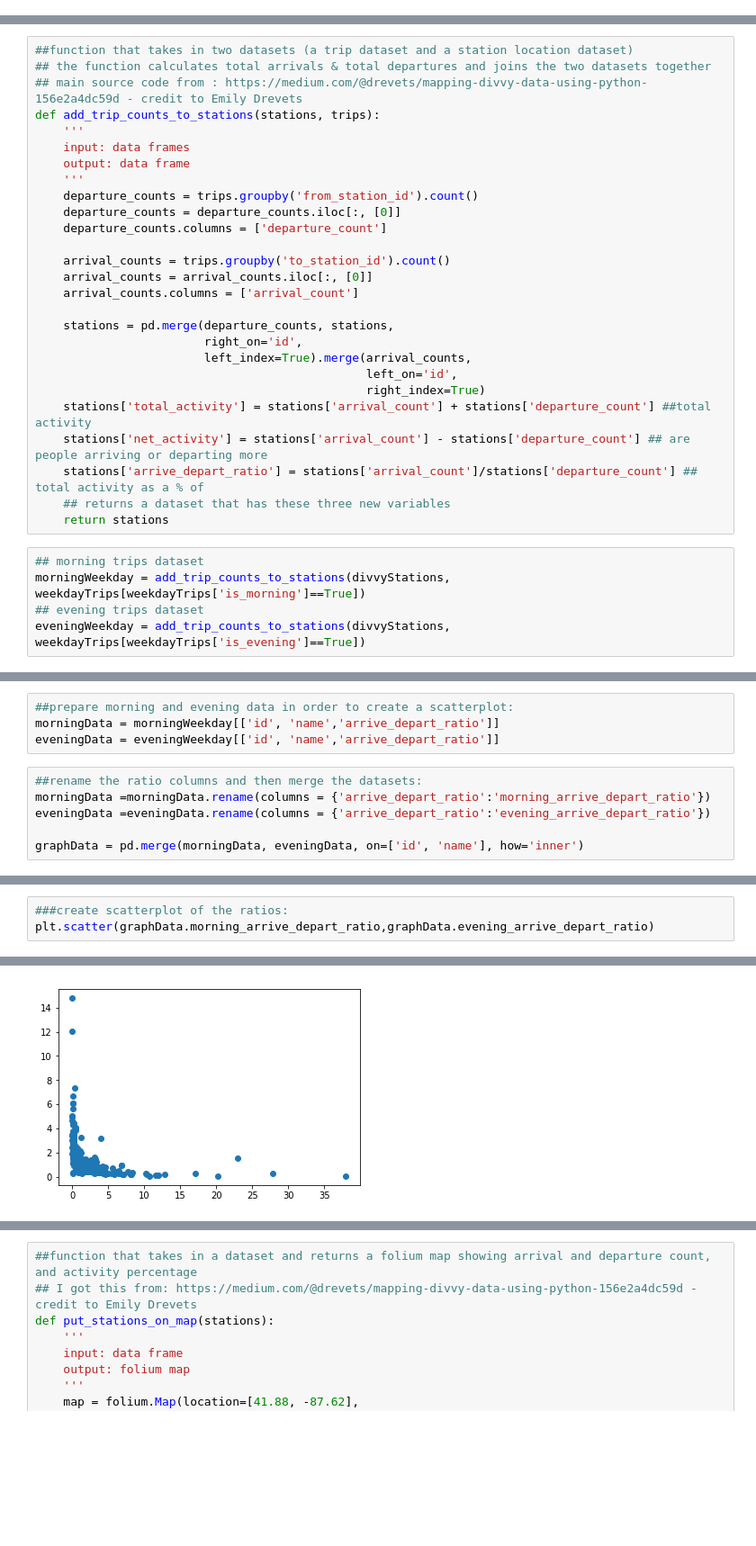
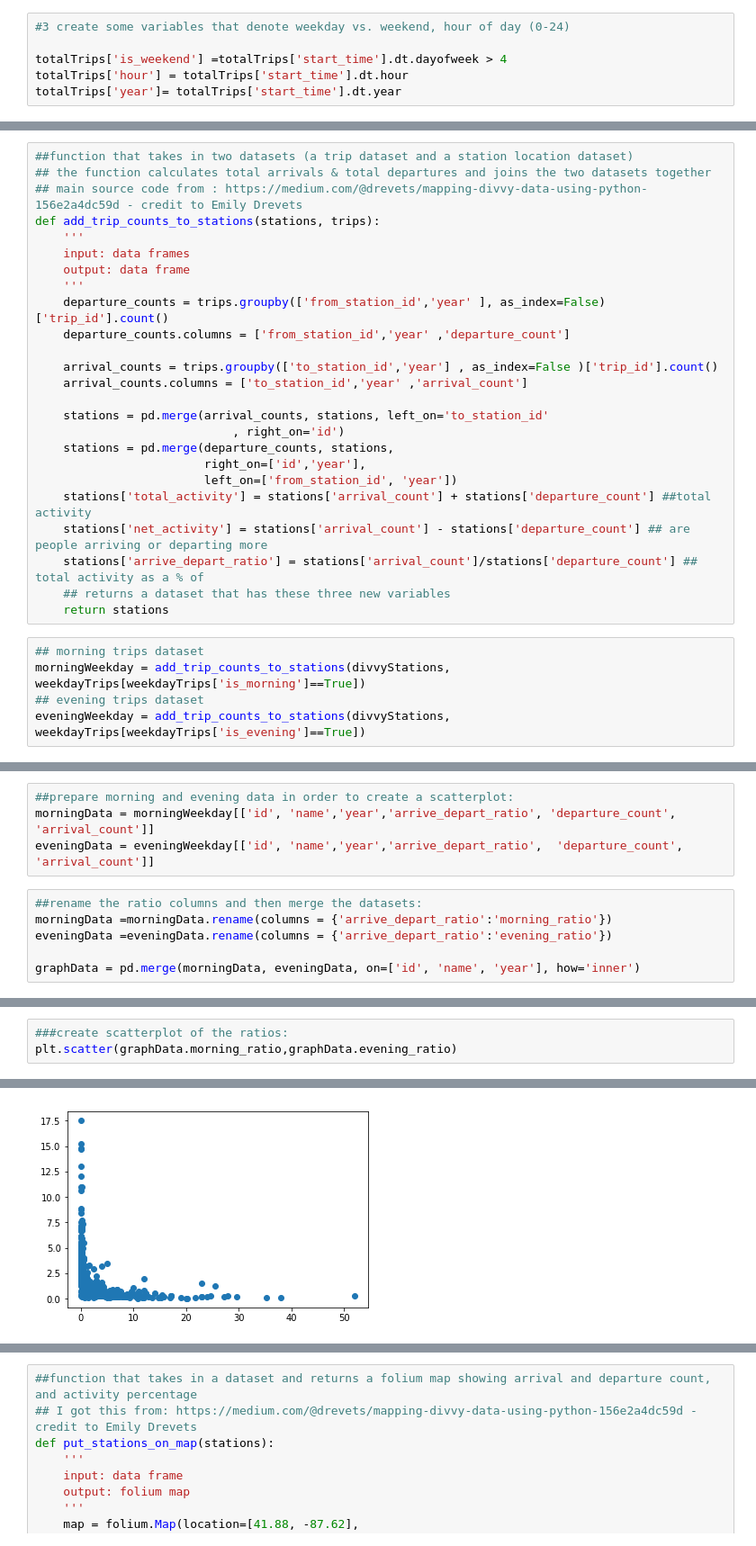
Before and after one commit to raubsaurier/psych_bikes, a Jupyter notebook: divvy_heatmaps.ipynb, the cells around one changed output, grey strips where cells are left out. Shown at 90% size. Drawn from its saved outputs; the diff is of its cells as text; blank space fills up the shorter version.

```diff
--- a/divvy_heatmaps.ipynb
+++ b/divvy_heatmaps.ipynb
@@ -55,0 +105,6 @@ currentData.head(10)
+# %%
+#3 create some variables that denote weekday vs. weekend, hour of day (0-24)
+
+totalTrips['is_weekend'] =totalTrips['start_time'].dt.dayofweek > 4
+totalTrips['hour'] = totalTrips['start_time'].dt.hour
+totalTrips['year']= totalTrips['start_time'].dt.year
@@ -80,19 +139,17 @@ def add_trip_counts_to_stations(stations, trips):
     input: data frames
     output: data frame
     '''
-    departure_counts = trips.groupby('from_station_id').count()
-    departure_counts = departure_counts.iloc[:, [0]]
-    departure_counts.columns = ['departure_count']
+    departure_counts = trips.groupby(['from_station_id','year' ], as_index=False)['trip_id'].count()
+    departure_counts.columns = ['from_station_id','year' ,'departure_count']
 
-    arrival_counts = trips.groupby('to_station_id').count()
-    arrival_counts = arrival_counts.iloc[:, [0]]
-    arrival_counts.columns = ['arrival_count']
+    arrival_counts = trips.groupby(['to_station_id','year'] , as_index=False )['trip_id'].count()
+    arrival_counts.columns = ['to_station_id','year' ,'arrival_count']
 
+    stations = pd.merge(arrival_counts, stations, left_on='to_station_id'
+                            , right_on='id')
     stations = pd.merge(departure_counts, stations,
-                        right_on='id',
-                        left_index=True).merge(arrival_counts,
-                                               left_on='id',
-                                               right_index=True)
+                        right_on=['id','year'],
+                        left_on=['from_station_id', 'year'])
     stations['total_activity'] = stations['arrival_count'] + stations['departure_count'] ##total activity
     stations['net_activity'] = stations['arrival_count'] - stations['departure_count'] ## are people arriving or departing more
     stations['arrive_depart_ratio'] = stations['arrival_count']/stations['departure_count'] ## total activity as a % of
@@ -120,10 +165,10 @@ morningWeekday.head(10)
 # %%
 ##prepare morning and evening data in order to create a scatterplot:
-morningData = morningWeekday[['id', 'name','arrive_depart_ratio']]
-eveningData = eveningWeekday[['id', 'name','arrive_depart_ratio']]
+morningData = morningWeekday[['id', 'name','year','arrive_depart_ratio', 'departure_count', 'arrival_count']]
+eveningData = eveningWeekday[['id', 'name','year','arrive_depart_ratio',  'departure_count', 'arrival_count']]
 # %%
 ##rename the ratio columns and then merge the datasets:
-morningData =morningData.rename(columns = {'arrive_depart_ratio':'morning_arrive_depart_ratio'})
-eveningData =eveningData.rename(columns = {'arrive_depart_ratio':'evening_arrive_depart_ratio'})
+morningData =morningData.rename(columns = {'arrive_depart_ratio':'morning_ratio'})
+eveningData =eveningData.rename(columns = {'arrive_depart_ratio':'evening_ratio'})
 
-graphData = pd.merge(morningData, eveningData, on=['id', 'name'], how='inner')
+graphData = pd.merge(morningData, eveningData, on=['id', 'name', 'year'], how='inner')
@@ -130,6 +192,6 @@ graphData = pd.merge(morningData, eveningData, on=['id', 'name'], how='inner')
 # %%
 ###create scatterplot of the ratios:
-plt.scatter(graphData.morning_arrive_depart_ratio,graphData.evening_arrive_depart_ratio)
+plt.scatter(graphData.morning_ratio,graphData.evening_ratio)
 # %% [output]
 <matplotlib.collections.PathCollection at 0x...>
-[figure, old version]
+[figure, new version]
```
Also changed, not shown: parts of 24 cells of this notebook, 2 other files.
